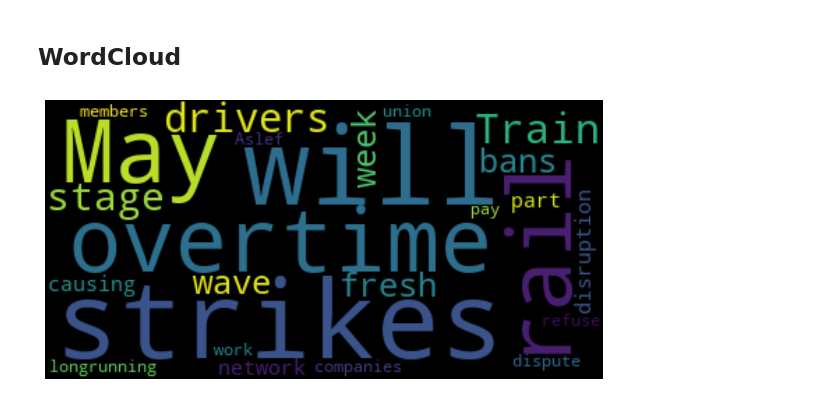
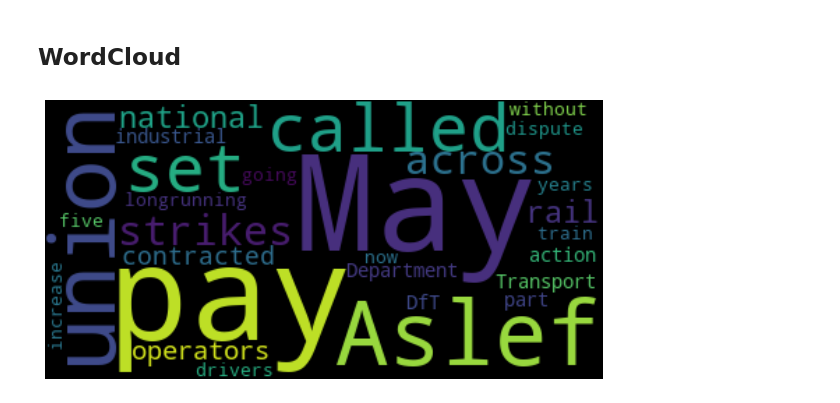
Before and after one commit to Aaliyah-Al-M/Text-Summarisation, a Jupyter notebook: News Article Summarisation.ipynb, the cells around one changed output. Saved outputs shown, nothing was run; the diff lists cells and outputs as text; code cells hidden in the pictures.

```diff
--- a/News Article Summarisation.ipynb
+++ b/News Article Summarisation.ipynb
@@ -346,14 +343,3 @@ print("Extractive summary: ", extractive)
 [nltk_data] Downloading package punkt to /Users/Aaliyah/nltk_data...
 [nltk_data]   Package punkt is already up-to-date!
 Extractive summary:  ('aslef said train drivers have not had an increase in salary for five years  since their last pay deals expired in 2019   the union said after its members voted overwhelmingly in ...
-# %%
-text = df["Body"][0]
-
-# Generate Word Cloud of Original Text
-wc = WordCloud().generate(text)
-
-# Display the word cloud
-plt.figure(figsize=(10, 8))
-plt.imshow(wc, interpolation='bilinear')
-plt.axis("off")
-plt.show()
@@ -446,13 +430,13 @@ len(all_summaries[0])
 # %% [markdown]
 ## WordCloud
 # %%
-# Generate word cloud of abstractive summarised model
-wc = WordCloud().generate(all_summaries[0])
+# Generate word cloud
+wc = WordCloud().generate(summary[0]['summary_text'])
 
 # Display the word cloud
 plt.figure(figsize=(10, 8))
 plt.imshow(wc, interpolation='bilinear')
 plt.axis("off")
 plt.show()
 # %% [output]
-[figure, old version]
+[figure, new version]
```
Also changed, not shown: parts of 13 cells of this notebook.
